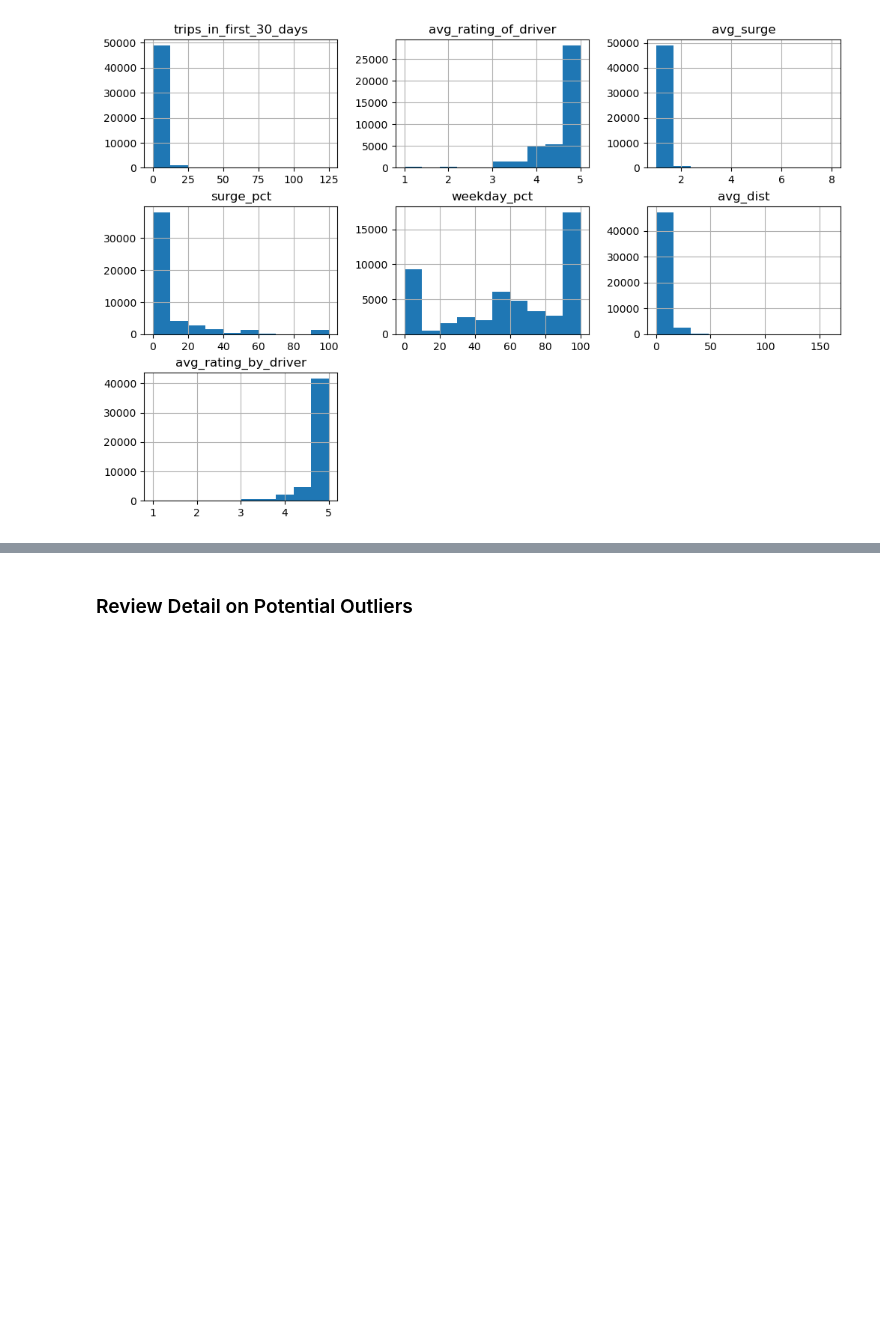
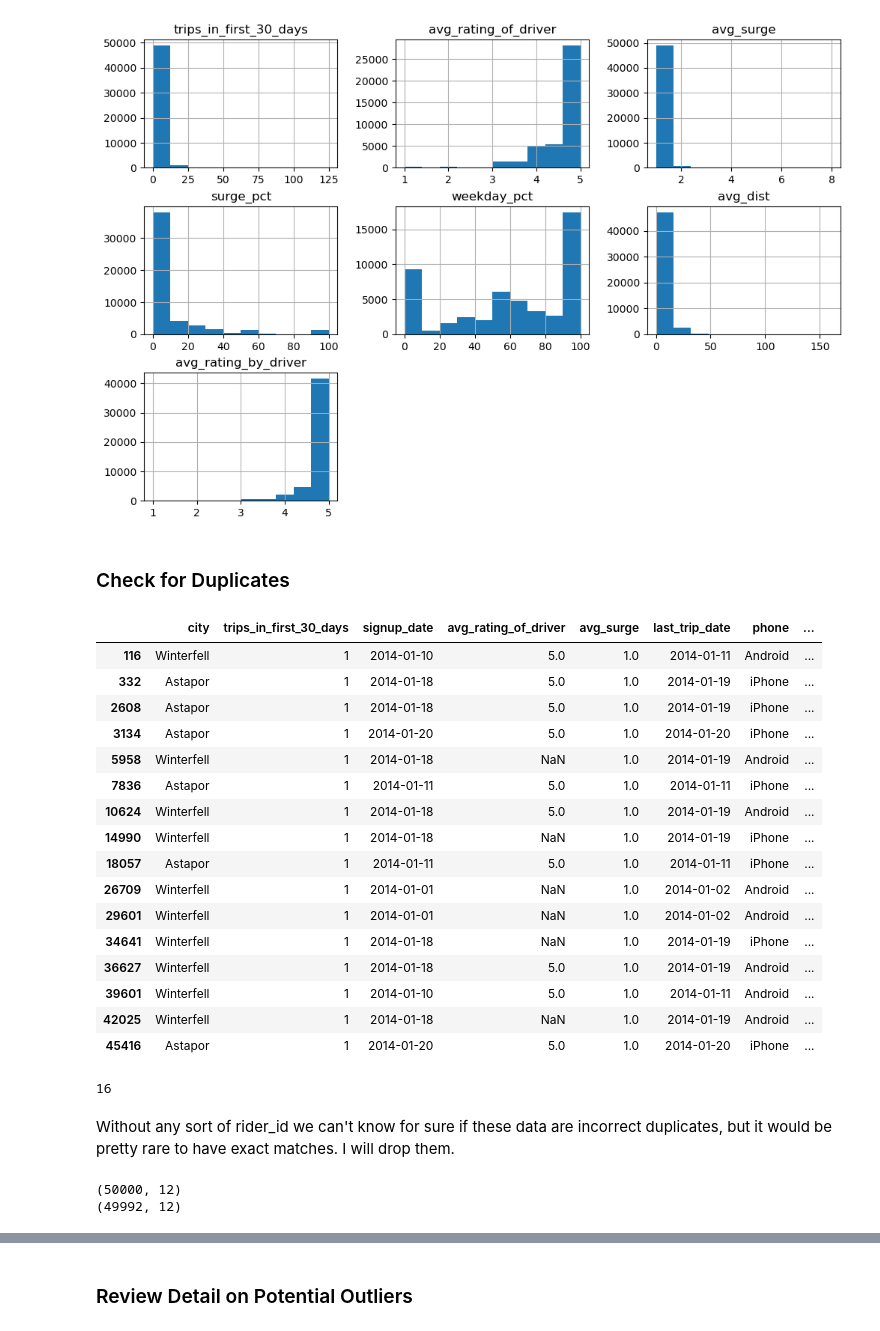
Before and after one commit to BrettlyCD/da_challenge, a Jupyter notebook: notebooks/3_predictive_modeling.ipynb, the cells around one changed output, grey strips where cells are left out. Drawn from its saved outputs; the diff is of its cells as text; code cells hidden in the pictures; blank space fills up the shorter version.

Commit message:
Add dropping of 8 pairs of duplicates, update documentation word doc and resulting pdf document.

```diff
--- a/notebooks/3_predictive_modeling.ipynb
+++ b/notebooks/3_predictive_modeling.ipynb
@@ -129,3 +129,40 @@ riders.hist(figsize=(12,8))
 plt.show()
 # %% [output]
 [figure]
+# %% [markdown]
+### Check for Duplicates
+# %%
+duplicates = riders[riders.duplicated(keep=False)]
+
+duplicates
+# %% [output]
+|  | city | trips_in_first_30_days | signup_date | avg_rating_of_driver | avg_surge | last_trip_date | phone | ... |
+| 116 | Winterfell | 1 | 2014-01-10 | 5.0 | 1.0 | 2014-01-11 | Android | ... |
+| 332 | Astapor | 1 | 2014-01-18 | 5.0 | 1.0 | 2014-01-19 | iPhone | ... |
+| 2608 | Astapor | 1 | 2014-01-18 | 5.0 | 1.0 | 2014-01-19 | iPhone | ... |
+| 3134 | Astapor | 1 | 2014-01-20 | 5.0 | 1.0 | 2014-01-20 | iPhone | ... |
+| 5958 | Winterfell | 1 | 2014-01-18 | NaN | 1.0 | 2014-01-19 | Android | ... |
+| 7836 | Astapor | 1 | 2014-01-11 | 5.0 | 1.0 | 2014-01-11 | iPhone | ... |
+| 10624 | Winterfell | 1 | 2014-01-18 | 5.0 | 1.0 | 2014-01-19 | Android | ... |
+| 14990 | Winterfell | 1 | 2014-01-18 | NaN | 1.0 | 2014-01-19 | iPhone | ... |
+| 18057 | Astapor | 1 | 2014-01-11 | 5.0 | 1.0 | 2014-01-11 | iPhone | ... |
+| 26709 | Winterfell | 1 | 2014-01-01 | NaN | 1.0 | 2014-01-02 | Android | ... |
+| 29601 | Winterfell | 1 | 2014-01-01 | NaN | 1.0 | 2014-01-02 | Android | ... |
+| 34641 | Winterfell | 1 | 2014-01-18 | NaN | 1.0 | 2014-01-19 | iPhone | ... |
+| 36627 | Winterfell | 1 | 2014-01-18 | 5.0 | 1.0 | 2014-01-19 | Android | ... |
+| 39601 | Winterfell | 1 | 2014-01-10 | 5.0 | 1.0 | 2014-01-11 | Android | ... |
+| 42025 | Winterfell | 1 | 2014-01-18 | NaN | 1.0 | 2014-01-19 | Android | ... |
+| 45416 | Astapor | 1 | 2014-01-20 | 5.0 | 1.0 | 2014-01-20 | iPhone | ... |
+# %%
+duplicates.shape[0]
+# %% [output]
+16
+# %% [markdown]
+Without any sort of rider_id we can't know for sure if these data are incorrect duplicates, but it would be pretty rare to have exact matches. I will drop them.
+# %%
+print(riders.shape) #check number of rows
+riders = riders.drop_duplicates() #drop dupes
+print(riders.shape) #validate number of rows
+# %% [output]
+(50000, 12)
+(49992, 12)
```
Also changed, not shown: parts of 6 cells of this notebook, 2 other files.
